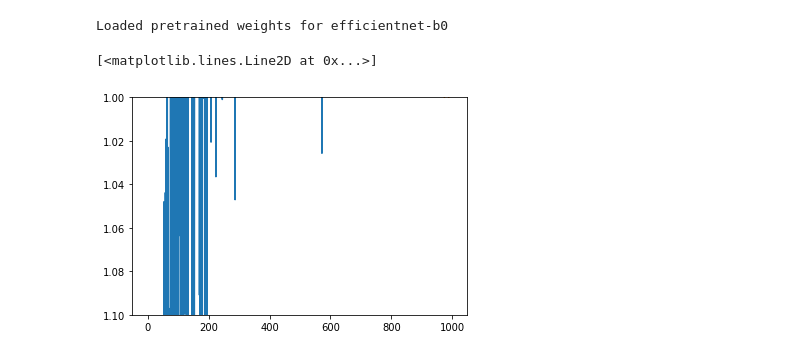
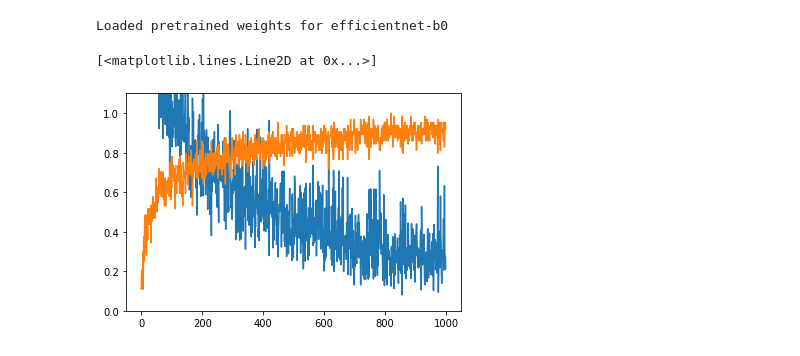
Before and after one commit to daviddcho/mnist-notebooks, a Jupyter notebook: cifar_efficientnet.ipynb, the cells around one changed output. Drawn from its saved outputs; the diff is of its cells as text; code cells hidden in the pictures.

```diff
--- a/cifar_efficientnet.ipynb
+++ b/cifar_efficientnet.ipynb
@@ -72,9 +70,9 @@ for i in (t := trange(1000)):
 # %% [output]
 Loaded pretrained weights for efficientnet-b0
 # %%
-ylim(1.1)
+ylim(0, 1.1)
 plot(losses)
 plot(accuracies)
 # %% [output]
 [<matplotlib.lines.Line2D at 0x...>]
-[figure, old version]
+[figure, new version]
```
Also changed, not shown: parts of 1 cell of this notebook.
